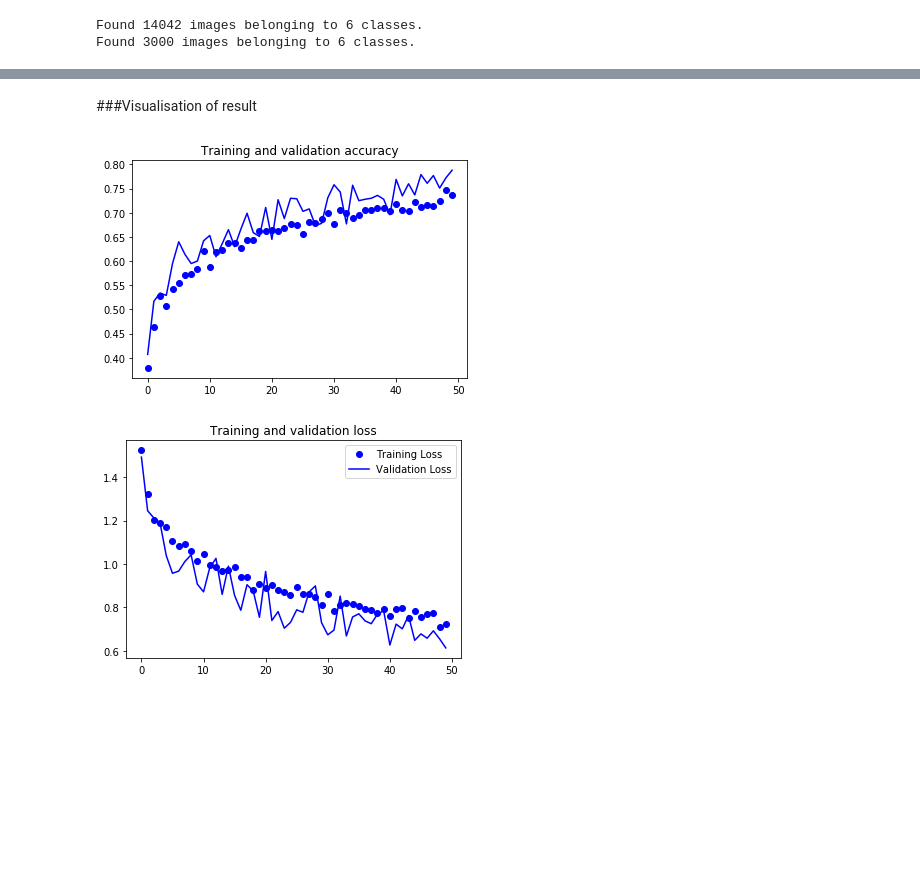
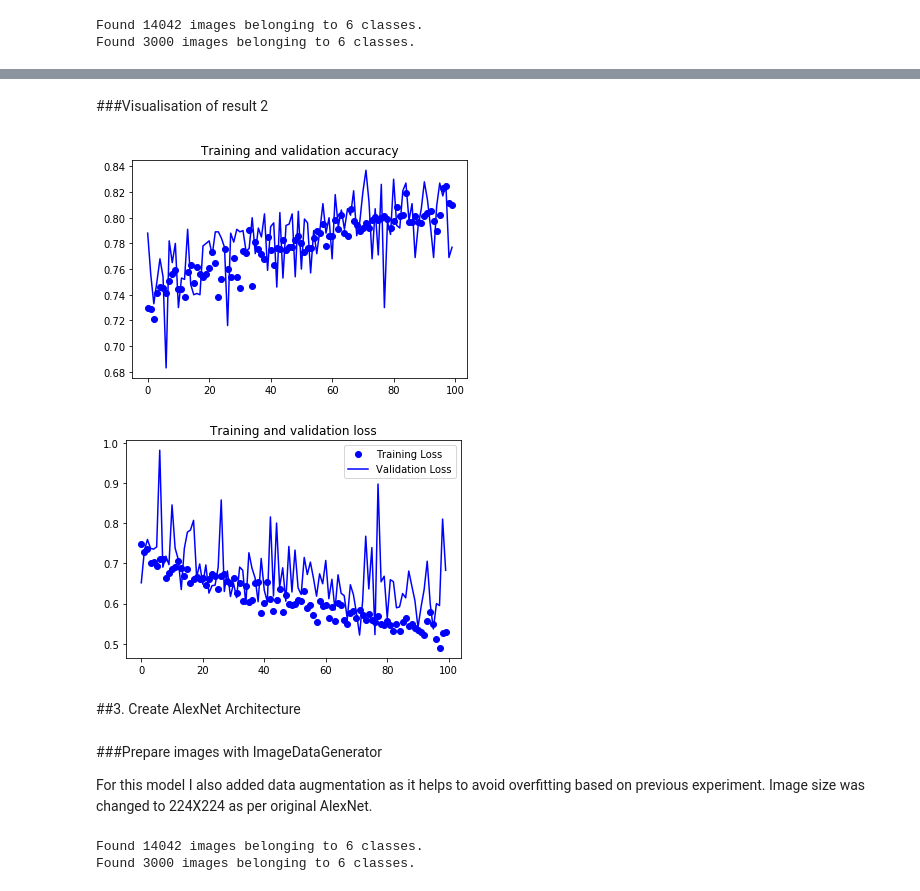
Before and after one commit to EugeniaE/UTS_ML2019_Main, a Jupyter notebook: As2_image_classification.ipynb, the cells around one changed output, grey strips where cells are left out. Cells and saved outputs as stored; diff of their text form; code cells hidden in the pictures; blank space fills up the shorter version.

```diff
--- a/As2_image_classification.ipynb
+++ b/As2_image_classification.ipynb
@@ -159,5 +194,5 @@ plt.show()
 # %%
-model_data_aug = tf.keras.models.Sequential([
+model2 = tf.keras.models.Sequential([
   tf.keras.layers.Conv2D(32, (3,3), activation='relu', input_shape=(150, 150, 3)),
   tf.keras.layers.MaxPooling2D(2,2),
   tf.keras.layers.Conv2D(64, (3,3), activation='relu'),
@@ -198,15 +237,15 @@ validation_generator = test_datagen.flow_from_directory(
 Found 14042 images belonging to 6 classes.
 Found 3000 images belonging to 6 classes.
 # %%
-model_data_aug.compile(loss='sparse_categorical_crossentropy',
+model2.compile(loss='sparse_categorical_crossentropy',
               optimizer=RMSprop(lr=1e-4),
               metrics=['acc'])
 
-history = model_data_aug.fit_generator(
+history2 = model2.fit_generator(
       train_generator,
-      steps_per_epoch=100,  # 2000 images = batch_size * steps
-      epochs=50,
+      steps_per_epoch=100,
+      epochs=100,
       validation_data=validation_generator,
-      validation_steps=50,  # 1000 images = batch_size * steps
+      validation_steps=50,
       verbose=2)
 # %% [output]
@@ -230,26 +276,28 @@ Epoch 50/50
 # %% [markdown]
-###Visualisation of result
+###Visualisation of result 2
 # %%
 import matplotlib.pyplot as plt
-acc = history.history['acc']
-val_acc = history.history['val_acc']
-loss = history.history['loss']
-val_loss = history.history['val_loss']
+acc = history2.history['acc']
+val_acc = history2.history['val_acc']
+loss = history2.history['loss']
+val_loss = history2.history['val_loss']
 
 epochs = range(len(acc))
 
 plt.plot(epochs, acc, 'bo', label='Training accuracy')
 plt.plot(epochs, val_acc, 'b', label='Validation accuracy')
 plt.title('Training and validation accuracy')
 
 plt.figure()
 
 plt.plot(epochs, loss, 'bo', label='Training Loss')
 plt.plot(epochs, val_loss, 'b', label='Validation Loss')
 plt.title('Training and validation loss')
 plt.legend()
 
 plt.show()
 # %% [output]
-[figure, old version]
+[figure, new version]
-[figure, old version]
+[figure, new version]
+# %% [markdown]
+##3. Create AlexNet Architecture
@@ -255,0 +332,31 @@ plt.show()
+# %% [markdown]
+###Prepare images with ImageDataGenerator
+
+For this model I also added data augmentation as it helps to avoid overfitting based on previous experiment. Image size was changed to 224X224 as per original AlexNet.
+# %%
+train_datagen = ImageDataGenerator(
+      rescale=1./255,
+      rotation_range=40,
+      width_shift_range=0.2,
+      height_shift_range=0.2,
+      shear_range=0.2,
+      zoom_range=0.2,
+      horizontal_flip=True,
+      fill_mode='nearest')
+
+test_datagen = ImageDataGenerator(rescale=1./255)
+
+train_generator = train_datagen.flow_from_directory(
+        train_dir,
+        target_size=(224, 224),
+        batch_size=20,
+        class_mode='sparse')
+
+validation_generator = test_datagen.flow_from_directory(
+        validation_dir,
+        target_size=(224, 224),
+        batch_size=20,
+        class_mode='sparse')
+# %% [output]
+Found 14042 images belonging to 6 classes.
+Found 3000 images belonging to 6 classes.
```
Also changed, not shown: parts of 31 cells of this notebook.
